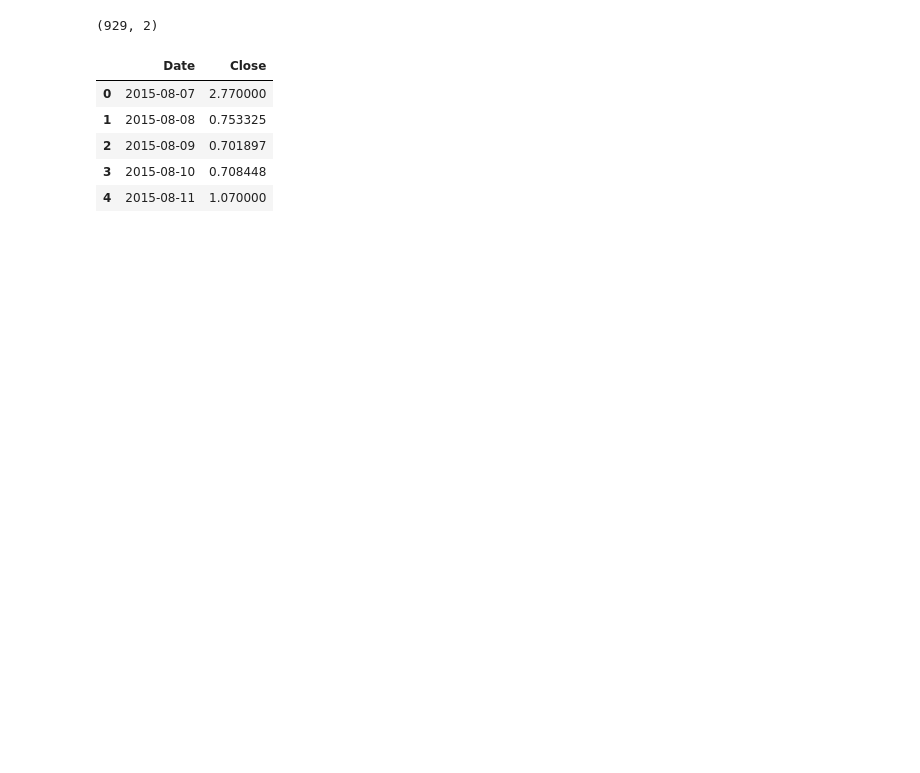
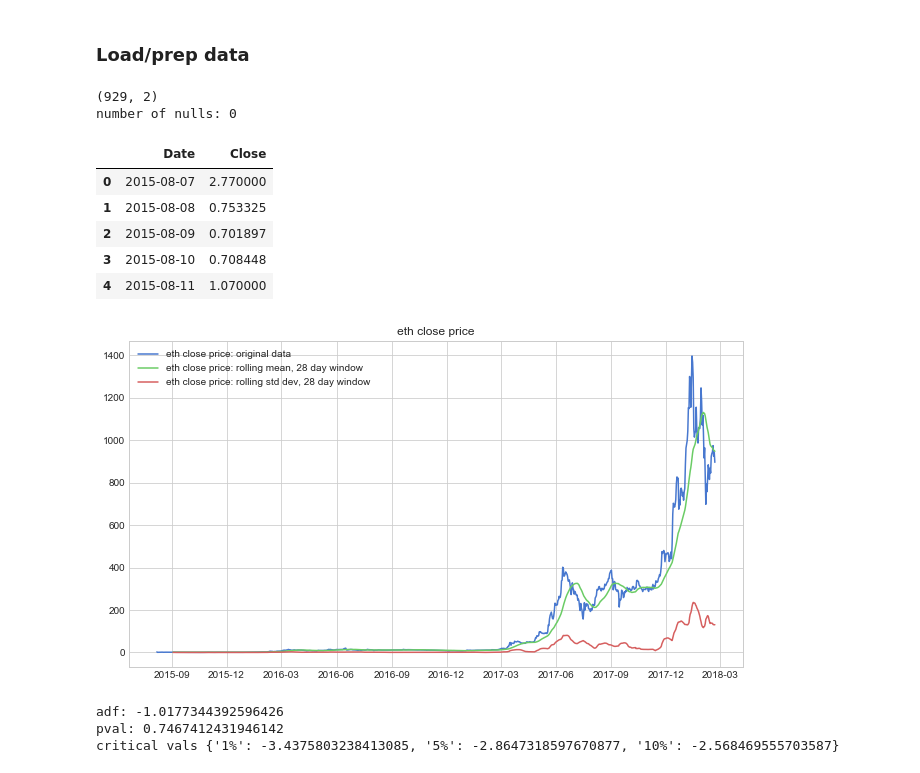
Before and after one commit to brianmcguckin/thinkful_unit_06_specializations, a Jupyter notebook: eth_time_series_notebook.ipynb, the cells around one changed output. Saved outputs shown, nothing was run; the diff lists cells and outputs as text; code cells hidden in the pictures; blank space fills up the shorter version.

```diff
--- a/eth_time_series_notebook.ipynb
+++ b/eth_time_series_notebook.ipynb
@@ -11,6 +11,9 @@ import warnings
 %matplotlib inline
 warnings.filterwarnings('ignore')
 sns.set_style('whitegrid')
+sns.set_palette('muted')
+# %% [markdown]
+### Load/prep data
 # %%
 eth_price_raw = pd.read_csv('ethereum_price.csv')
 # %%
@@ -21,13 +24,47 @@ eth_price = eth_price_raw[['Date', 'Close']].copy()
 eth_price['Date'] = pd.to_datetime(eth_price['Date'], format='%b %d, %Y')
 eth_price.sort_values('Date', inplace=True)
 eth_price.reset_index(drop=True, inplace=True)
+
 print(eth_price.shape)
+print('number of nulls: {}'.format(eth_price.isnull().any().sum()))
 eth_price.head()
 # %% [output]
 (929, 2)
+number of nulls: 0
 |  | Date | Close |
 | 0 | 2015-08-07 | 2.770000 |
 | 1 | 2015-08-08 | 0.753325 |
 | 2 | 2015-08-09 | 0.701897 |
 | 3 | 2015-08-10 | 0.708448 |
 | 4 | 2015-08-11 | 1.070000 |
+# %%
+plt.figure(figsize=(11,6))
+plt.plot(
+    eth_price['Date'],
+    eth_price['Close'],
+    label='eth close price: original data'
+)
+plt.plot(
+    eth_price['Date'],
+    eth_price['Close'].rolling(28).mean(),
+    label='eth close price: rolling mean, 28 day window'
+)
+plt.plot(
+    eth_price['Date'],
+    eth_price['Close'].rolling(28).std(),
+    label='eth close price: rolling std dev, 28 day window'
+)
+plt.title('eth close price')
+plt.legend(loc='upper left')
+plt.show()
+
+from statsmodels.tsa.stattools import adfuller
+print('adf: {0}\npval: {1}\ncritical vals {2}'.format(
+    adfuller(eth_price['Close'])[0],
+    adfuller(eth_price['Close'])[1],
+    adfuller(eth_price['Close'])[4]))
+# %% [output]
+[figure, added]
+adf: -1.0177344392596426
+pval: 0.7467412431946142
+critical vals {'1%': -3.4375803238413085, '5%': -2.8647318597670877, '10%': -2.568469555703587}
```
Also changed, not shown: parts of 34 cells of this notebook, 1 other file.
